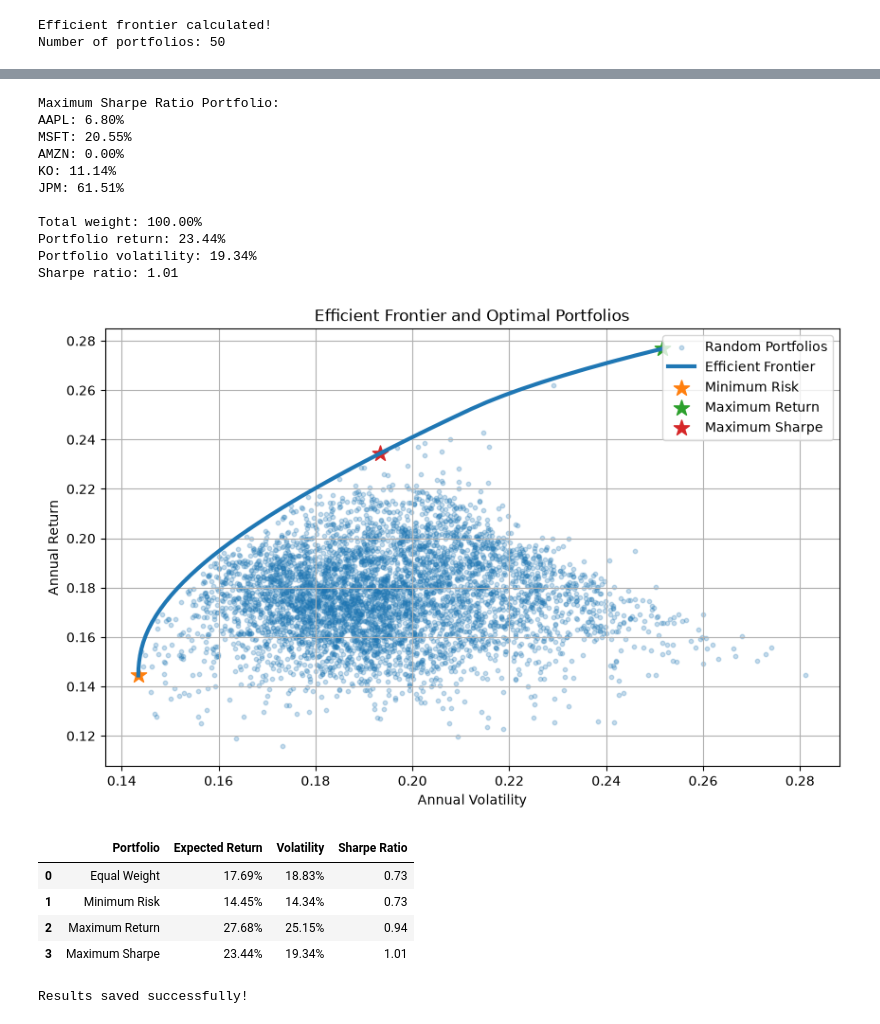
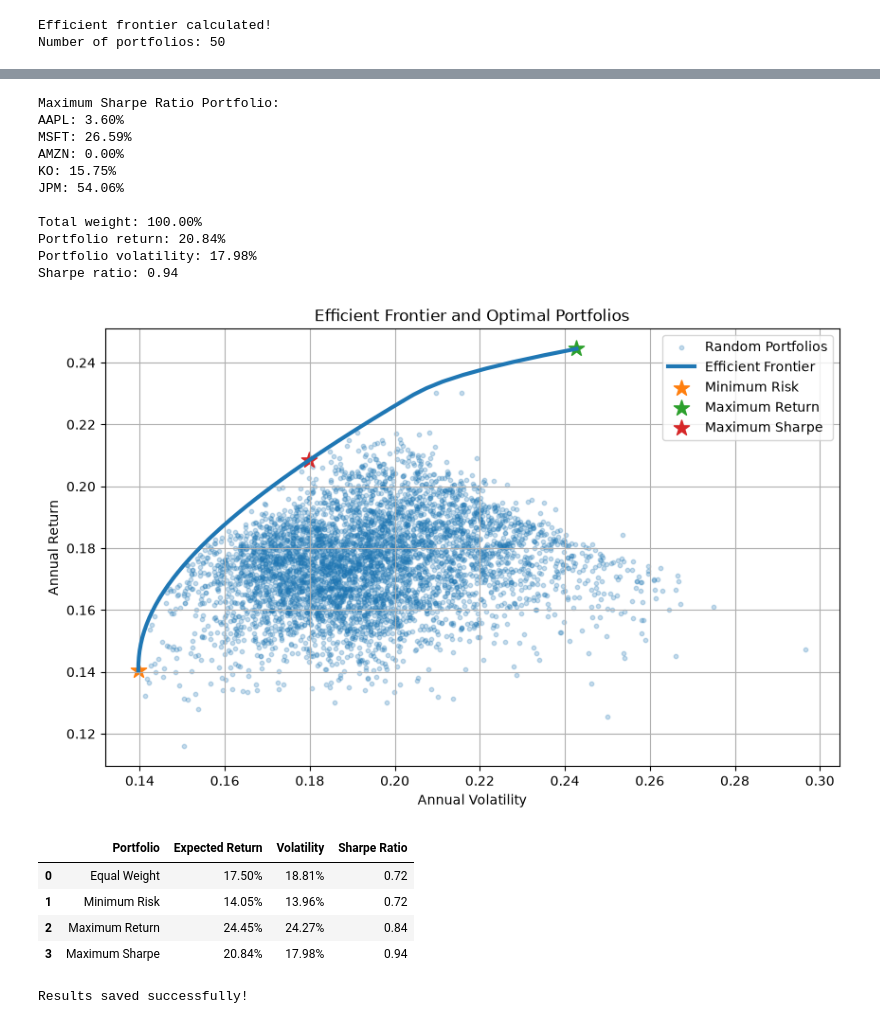
Before and after one commit to nsovohope62/portfolio-optimisation, a Jupyter notebook: notebooks/01_data_exploration.ipynb, the cells around one changed output, grey strips where cells are left out. Saved outputs shown, nothing was run; the diff lists cells and outputs as text; code cells hidden in the pictures.

Commit message:
Update README and results with 2021 data period

```diff
--- a/notebooks/01_data_exploration.ipynb
+++ b/notebooks/01_data_exploration.ipynb
@@ -6,11 +6,11 @@ import yfinance as yf
 # %%
 assets = ['AAPL', 'MSFT', 'AMZN', 'KO', 'JPM']
 
-prices =yf.download(
+prices = yf.download(
     assets,
-    start ='2020-10-10',
-    end ='2026-01-01',
-    auto_adjust = True
+    start='2021-01-01',
+    end='2026-01-01',
+    auto_adjust=True
 )
 
 prices.head()
@@ -442,16 +442,16 @@ print(f"Portfolio volatility: {sharpe_volatility:.2%}")
 print(f"Sharpe ratio: {sharpe_ratio:.2f}")
 # %% [output]
 Maximum Sharpe Ratio Portfolio:
-AAPL: 6.80%
-MSFT: 20.55%
+AAPL: 3.60%
+MSFT: 26.59%
 AMZN: 0.00%
-KO: 11.14%
-JPM: 61.51%
+KO: 15.75%
+JPM: 54.06%
 
 Total weight: 100.00%
-Portfolio return: 23.44%
-Portfolio volatility: 19.34%
-Sharpe ratio: 1.01
+Portfolio return: 20.84%
+Portfolio volatility: 17.98%
+Sharpe ratio: 0.94
 # %%
 plt.figure(figsize=(10, 6))
 
@@ -459,55 +459,38 @@ plt.figure(figsize=(10, 6))
 plt.scatter(
     portfolio_volatilities,
     portfolio_returns,
     alpha=0.25,
     s=10,
     label="Random Portfolios"
 )
 
 # Efficient frontier
 plt.plot(
     efficient_volatilities,
     target_returns,
     linewidth=3,
     label="Efficient Frontier"
 )
 
 # Minimum-risk portfolio
-plt.scatter(
-    min_risk,
-    min_risk_return,
-    s=150,
-    marker="*",
-    label="Minimum Risk"
-)
+plt.scatter(min_risk, min_risk_return, s=150, marker="*", label="Minimum Risk")
 
 # Maximum-return portfolio
-plt.scatter(
-    max_return_vol,
-    max_return,
-    s=150,
-    marker="*",
-    label="Maximum Return"
-)
+plt.scatter(max_return_vol, max_return, s=150, marker="*", label="Maximum Return")
 
 # Maximum-Sharpe portfolio
-plt.scatter(
-    sharpe_volatility,
-    sharpe_return,
-    s=150,
-    marker="*",
-    label="Maximum Sharpe"
-)
+plt.scatter(sharpe_volatility, sharpe_return, s=150, marker="*", label="Maximum Sharpe")
 
 plt.xlabel("Annual Volatility")
 plt.ylabel("Annual Return")
 plt.title("Efficient Frontier and Optimal Portfolios")
 plt.legend()
 plt.grid(True)
 
+plt.savefig("../results/efficient_frontier.png", dpi=300, bbox_inches="tight")
 plt.show()
 # %% [output]
-[figure, old version]
+[figure, new version]
 # %%
 comparison = pd.DataFrame({
     "Portfolio": [
@@ -555,10 +538,10 @@ comparison["Sharpe Ratio"] = comparison["Sharpe Ratio"].map(
 comparison
 # %% [output]
 |  | Portfolio | Expected Return | Volatility | Sharpe Ratio |
-| 0 | Equal Weight | 17.69% | 18.83% | 0.73 |
-| 1 | Minimum Risk | 14.45% | 14.34% | 0.73 |
-| 2 | Maximum Return | 27.68% | 25.15% | 0.94 |
-| 3 | Maximum Sharpe | 23.44% | 19.34% | 1.01 |
+| 0 | Equal Weight | 17.50% | 18.81% | 0.72 |
+| 1 | Minimum Risk | 14.05% | 13.96% | 0.72 |
+| 2 | Maximum Return | 24.45% | 24.27% | 0.84 |
+| 3 | Maximum Sharpe | 20.84% | 17.98% | 0.94 |
 # %%
 comparison.to_csv("../results/portfolio_comparison.csv", index=False)
 
```
Also changed, not shown: parts of 18 cells of this notebook, 8 other files.
